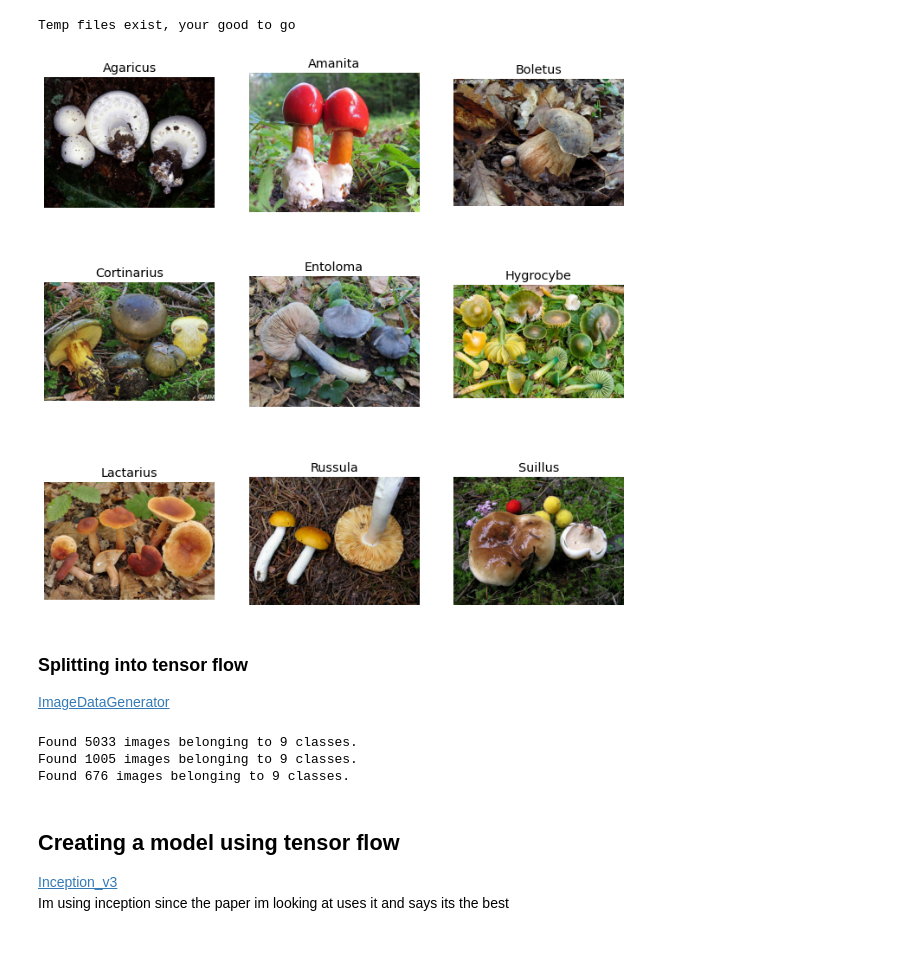
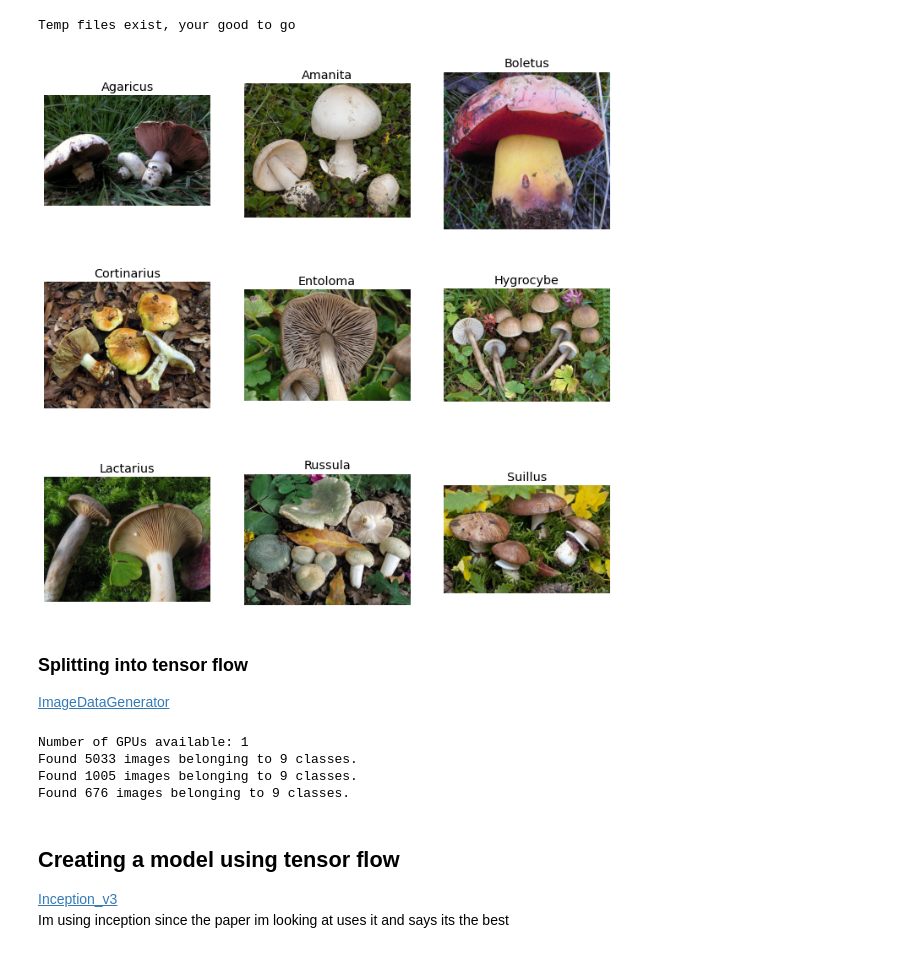
Before and after one commit to jacobwmorgan/champignons, a Jupyter notebook: champignons.ipynb, the cells around one changed output. Saved outputs shown, nothing was run; the diff lists cells and outputs as text; code cells hidden in the pictures.

```diff
--- a/champignons.ipynb
+++ b/champignons.ipynb
@@ -98,25 +98,27 @@ Temp files exist, your good to go
 # %%
 import matplotlib.pyplot as plt
 import matplotlib.image as matplotimage
+import random
 %matplotlib inline
 
 plt.rcParams['figure.figsize'] = 12, 8
 plt.rcParams.update({'font.size': 12})
 pos = 0
 
 for fungi in os.listdir(dataset_location):
-  image = os.listdir(os.path.join(dataset_location,fungi))[0]
+  imageIndex = random.randint(0,len(os.listdir(os.path.join(dataset_location,fungi))))
+  image = os.listdir(os.path.join(dataset_location,fungi))[imageIndex]
   figure = plt.gcf()
   figure.set_size_inches(3 * 4, 3 * 4)
   pos += 1
   sp = plt.subplot(3,3, pos)
 
   curated_image = matplotimage.imread(os.path.join(dataset_location,fungi,image))
   plt.imshow(curated_image)
   plt.title(fungi)
   plt.axis("Off")
 # %% [output]
-[figure, old version]
+[figure, new version]
 # %% [markdown]
 ### Splitting into tensor flow
 
@@ -129,12 +131,14 @@ from tensorflow.keras.applications.efficientnet import preprocess_input #Researc
 #Hardware optimisation
 from tensorflow.python.framework.config import list_physical_devices, set_memory_growth
 hardware_devices = list_physical_devices('GPU')
+print(f'Number of GPUs available: {len(hardware_devices)}')
+
 if len(hardware_devices) > 0:
   set_memory_growth(hardware_devices[0],True)
 
 # TensorFlow settings
 AUTOTUNE = tf.data.experimental.AUTOTUNE #What is this ?
-IMG_SIZE = 300
+IMG_SIZE = 299
 BATCH_SIZE = 64
 
 
@@ -155,6 +159,7 @@ testing = ImageDataGenerator(preprocessing_function = preprocess_input).flow_fro
                                                                                              batch_size = BATCH_SIZE,
                                                                                              shuffle = True)
 # %% [output]
+Number of GPUs available: 1
 Found 5033 images belonging to 9 classes.
 Found 1005 images belonging to 9 classes.
 Found 676 images belonging to 9 classes.
```
Also changed, not shown: parts of 3 cells of this notebook.
